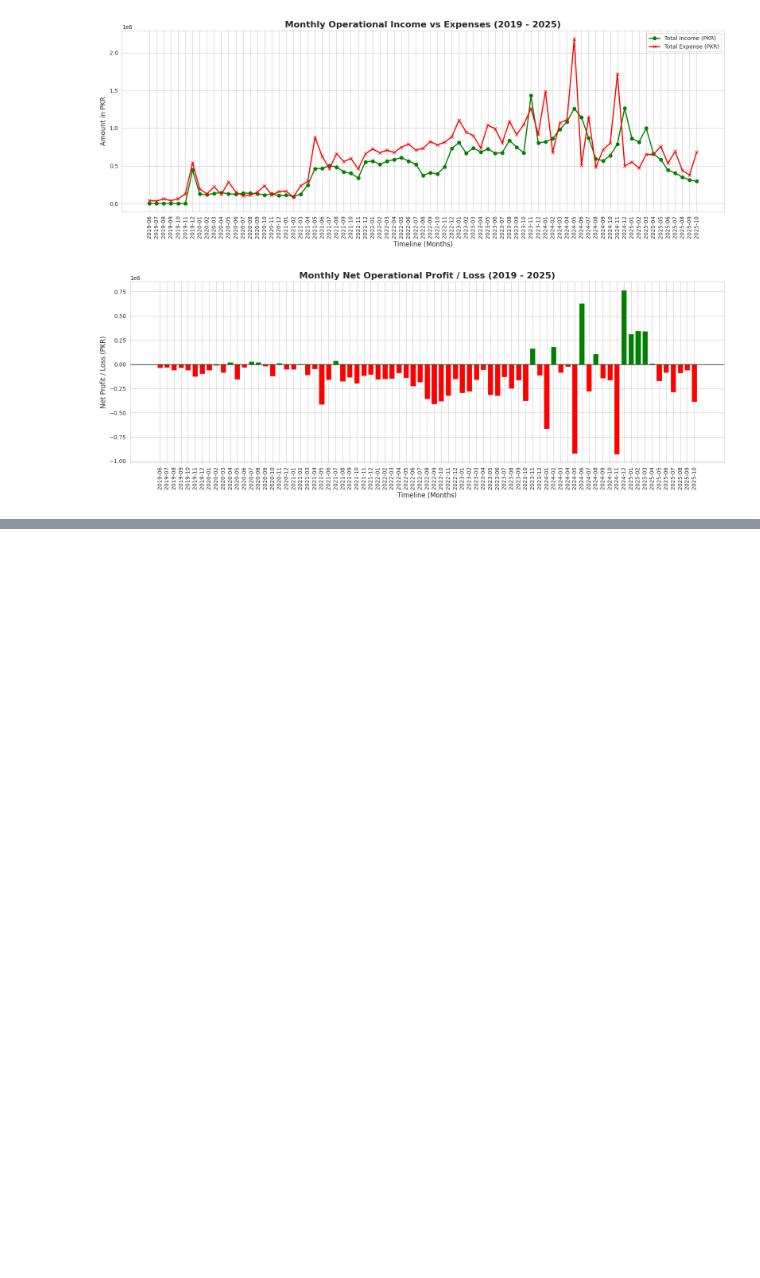
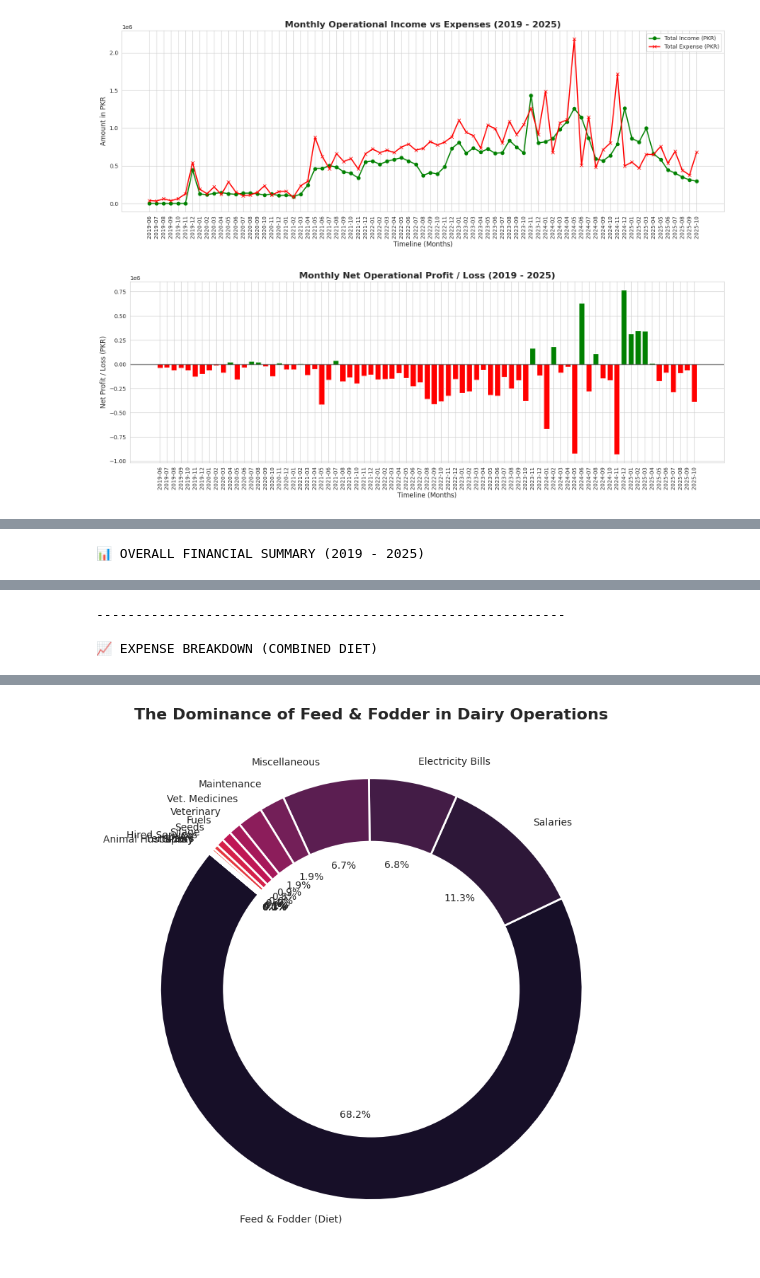
Before and after one commit to imraniqbal/desi-farm-etl-and-analysis, a Jupyter notebook: desi-farm-case-study-exploratory-data-analysis.ipynb, the cells around one changed output, grey strips where cells are left out. Cells and saved outputs as stored; diff of their text form; code cells hidden in the pictures; blank space fills up the shorter version.

```diff
--- a/desi-farm-case-study-exploratory-data-analysis.ipynb
+++ b/desi-farm-case-study-exploratory-data-analysis.ipynb
@@ -170,0 +238,76 @@ plt.show()
+# %%
+import pandas as pd
+import matplotlib.pyplot as plt
+import seaborn as sns
+
+# ==========================================
+# 1. OVERALL FINANCIAL SUMMARY TABLE
+# ==========================================
+total_months = len(monthly_finance)
+avg_monthly_income = monthly_finance['total_income'].mean()
+avg_monthly_expense = monthly_finance['total_expense'].mean()
+avg_monthly_profit = monthly_finance['net_profit'].mean()
+
+# Create a clean, professional summary table
+summary_data = {
+    'Financial Metric': [
+        'Total Months Analyzed',
+        'Average Monthly Income',
+        'Average Monthly Expense',
+        'Average Monthly Net Profit/Loss'
+    ],
+    'Value': [
+        f"{total_months} Months",
+        f"{avg_monthly_income:,.2f} PKR",
+        f"{avg_monthly_expense:,.2f} PKR",
+        f"{avg_monthly_profit:,.2f} PKR"
+    ]
+}
+financial_summary_df = pd.DataFrame(summary_data)
+
+print("📊 OVERALL FINANCIAL SUMMARY (2019 - 2025)")
+display(financial_summary_df)
+print("-" * 60)
+
+# ==========================================
+# 2. COMBINING FEED & FODDER
+# ==========================================
+# Create a new column where 'Feed' and 'Fodder' are merged into one category
+df_expenses['category_grouped'] = df_expenses['category'].replace({
+    'Feed': 'Feed & Fodder (Diet)',
+    'Fodder': 'Feed & Fodder (Diet)'
+})
+
+# Recalculate the expenses with the new grouped categories
+category_expenses_grouped = df_expenses.groupby('category_grouped')['amount'].sum().reset_index()
+category_expenses_grouped = category_expenses_grouped.sort_values(by='amount', ascending=False)
+
+# Add a percentage column to show how much each category consumes of the total budget
+total_expense_all = category_expenses_grouped['amount'].sum()
+category_expenses_grouped['Budget %'] = (category_expenses_grouped['amount'] / total_expense_all * 100).round(1)
+
+print("\n📈 EXPENSE BREAKDOWN (COMBINED DIET)")
+display(category_expenses_grouped.head(7))
+
+# ==========================================
+# 3. VISUALIZING THE DOMINANCE OF ANIMAL DIET
+# ==========================================
+plt.figure(figsize=(12, 8))
+
+# Using a distinct color palette to make the massive 'Diet' chunk stand out
+colors = sns.color_palette("rocket", len(category_expenses_grouped))
+
+plt.pie(category_expenses_grouped['amount'], labels=category_expenses_grouped['category_grouped'],
+        autopct='%1.1f%%', startangle=140, colors=colors,
+        wedgeprops={'edgecolor': 'white', 'linewidth': 2})
+
+# Donut chart style
+centre_circle = plt.Circle((0, 0), 0.70, fc='white')
+fig = plt.gcf()
+fig.gca().add_artist(centre_circle)
+
+plt.title('The Dominance of Feed & Fodder in Dairy Operations', fontsize=16, fontweight='bold')
+plt.tight_layout()
+plt.show()
+# %% [output]
+📊 OVERALL FINANCIAL SUMMARY (2019 - 2025)
@@ -170,0 +319,3 @@ plt.show()
+------------------------------------------------------------
+
+📈 EXPENSE BREAKDOWN (COMBINED DIET)
@@ -170,0 +330 @@ plt.show()
+[figure, added]
```
Also changed, not shown: parts of 7 cells of this notebook.
